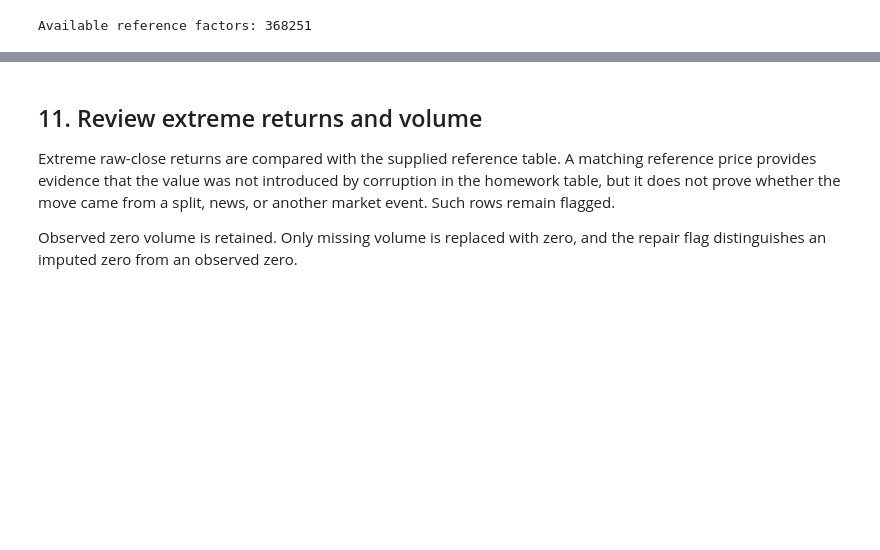
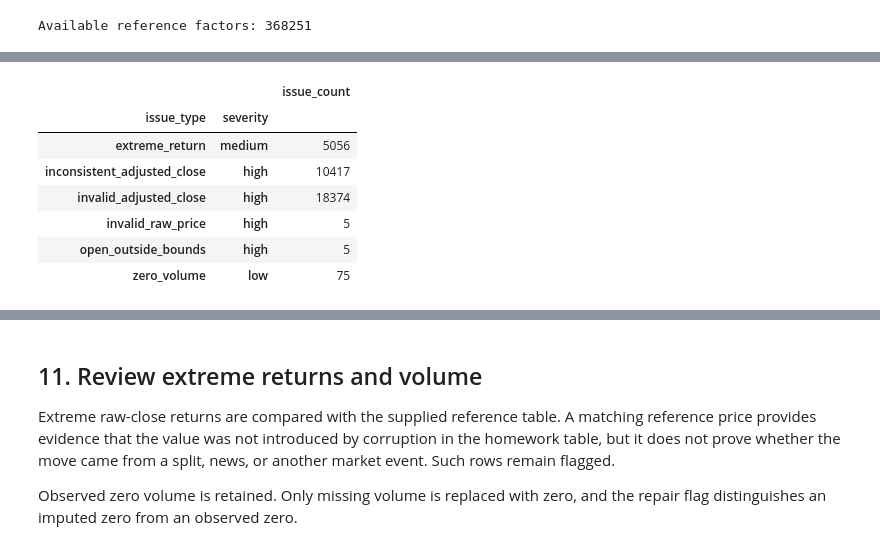
Before and after one commit to yang-guo/UCB-MFE-python-preprogram-2026-winter, a Jupyter notebook: Homeworks/HW2/Hiba_Lina_Ben_Khaddah/01_data_cleaning.ipynb, the cells around one changed output, grey strips where cells are left out. Cells and saved outputs as stored; diff of their text form; code cells hidden in the pictures; blank space fills up the shorter version.

```diff
--- a/Homeworks/HW2/Hiba_Lina_Ben_Khaddah/01_data_cleaning.ipynb
+++ b/Homeworks/HW2/Hiba_Lina_Ben_Khaddah/01_data_cleaning.ipynb
@@ -1346,3 +1431,60 @@ Available reference factors: 368251
+# %%
+inconsistent_adjusted_issues = (
+    adjustment_check.loc[
+        inconsistent_adj_close,
+        ["ticker", "ts"],
+    ]
+    .rename(columns={"ts": "issue_date"})
+    .copy()
+)
+
+inconsistent_adjusted_issues["issue_type"] = (
+    "inconsistent_adjusted_close"
+)
+inconsistent_adjusted_issues["description"] = (
+    "Adjusted close is inconsistent with the trusted "
+    "exact ticker/date adjustment factor."
+)
+inconsistent_adjusted_issues["severity"] = "high"
+
+# Make the cell safe to rerun without duplicating issue rows.
+quality_report_before = quality_report_before.loc[
+    quality_report_before["issue_type"]
+    != "inconsistent_adjusted_close"
+].copy()
+
+quality_report_before = (
+    pd.concat(
+        [
+            quality_report_before,
+            inconsistent_adjusted_issues,
+        ],
+        ignore_index=True,
+    )
+    .sort_values(
+        ["ticker", "issue_date", "issue_type"]
+    )
+    .reset_index(drop=True)
+)
+
+assert len(inconsistent_adjusted_issues) == 10_417
+
+display(
+    quality_report_before
+    .groupby(["issue_type", "severity"])
+    .size()
+    .rename("issue_count")
+    .to_frame()
+)
+# %% [output]
+|  |  | issue_count |
+| issue_type | severity |  |
+| extreme_return | medium | 5056 |
+| inconsistent_adjusted_close | high | 10417 |
+| invalid_adjusted_close | high | 18374 |
+| invalid_raw_price | high | 5 |
+| open_outside_bounds | high | 5 |
+| zero_volume | low | 75 |
 # %%
 def reconstruct_adjusted_close(frame, factors):
     """Reconstruct adjusted close using exact ticker/date factors."""
```
Also changed, not shown: parts of 10 cells of this notebook.
